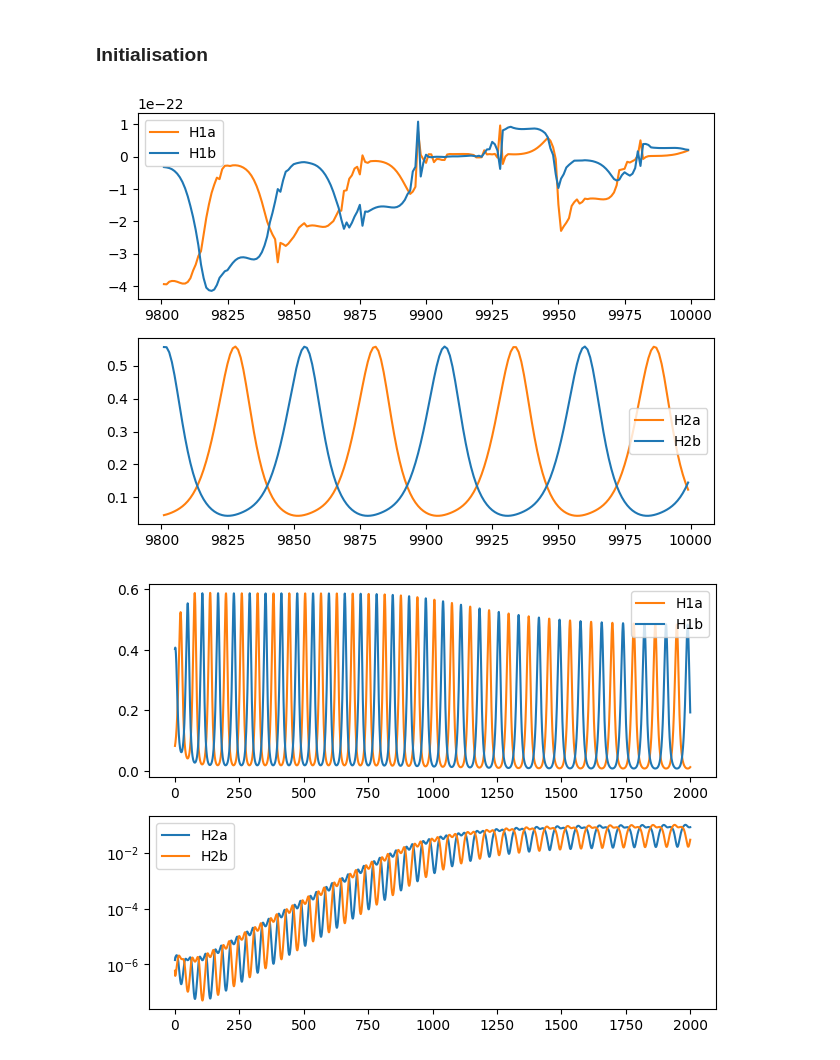
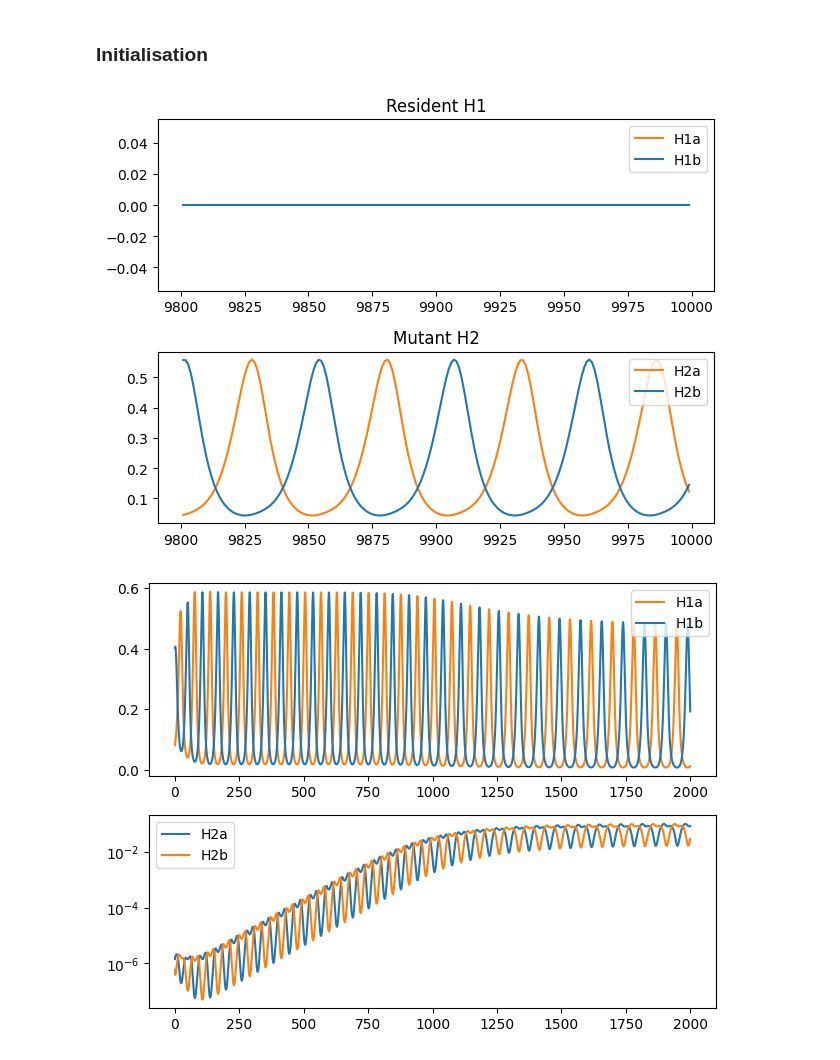
Before and after one commit to rbnmj/turingmodel, a Jupyter notebook: main_crowding.ipynb, the cells around one changed output. Drawn from its saved outputs; the diff is of its cells as text; code cells hidden in the pictures.

```diff
--- a/main_crowding.ipynb
+++ b/main_crowding.ipynb
@@ -110,25 +110,31 @@ var0 = [2, 2.5, 2.5, 2, 0.08, 0.4, 0.08, 0.4, 0, 0, 0, 0]
 # %%
 # time series
 t_end = 10000
 number_steps = 10000
 t = np.linspace(0,t_end,number_steps)
 
 c_1 = 10
 c_2 = 0.01
 var0 = [2, 2.5, 2.5, 2, 0.08, 0.4, 10**-6, 10**-6, 0, 0, 0, 0]
 var = []
 var = integ.odeint(slow, var0, t)
+for i in range(len(var)):
+    for j in range (len(var[i])):
+        if (var[i][j] < 10**-6):
+            var[i][j] = 0
 plt.subplot2grid((2,1),(0,0))
 plt.plot(t[-200:-1], var[-200:-1:, 4], "-", color="#FF7F0E", label="H1a")
 plt.plot(t[-200:-1], var[-200:-1:, 5], "-", color="#1F77B4", label="H1b")
-plt.legend()
+plt.legend(loc=1)
+plt.title("Resident H1")
 plt.subplot2grid((2,1),(1,0))
+plt.title("Mutant H2")
 plt.plot(t[-200:-1], var[-200:-1:, 6], "-", color="#FF7F0E", label="H2a")
 plt.plot(t[-200:-1], var[-200:-1:, 7], "-", color="#1F77B4", label="H2b")
-plt.legend()
+plt.legend(loc=1)
 plt.tight_layout()
 # %% [output]
-[figure, old version]
+[figure, new version]
 # %%
 t_end = 4000
 number_steps = 10000
```
Also changed, not shown: parts of 2 cells of this notebook, 2 other files.
